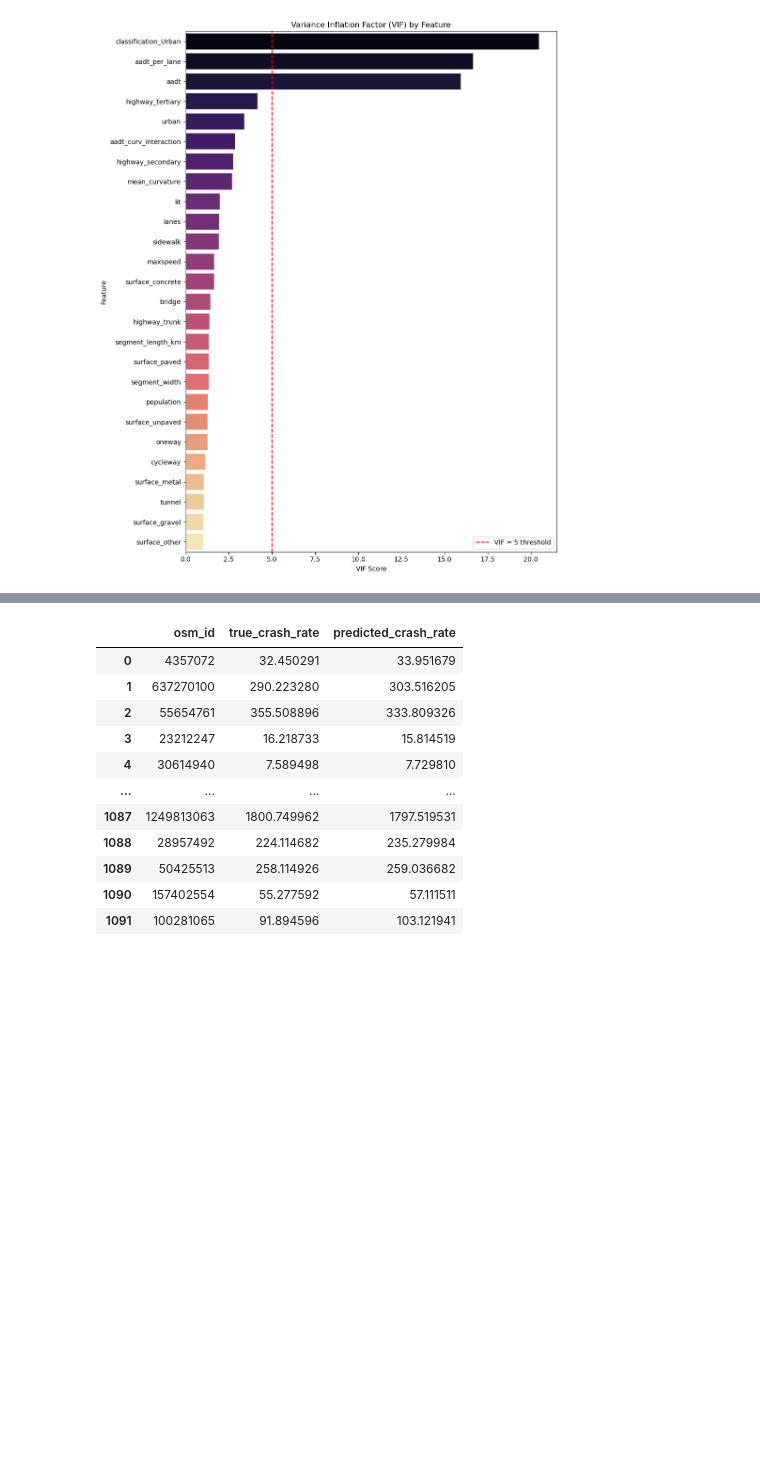
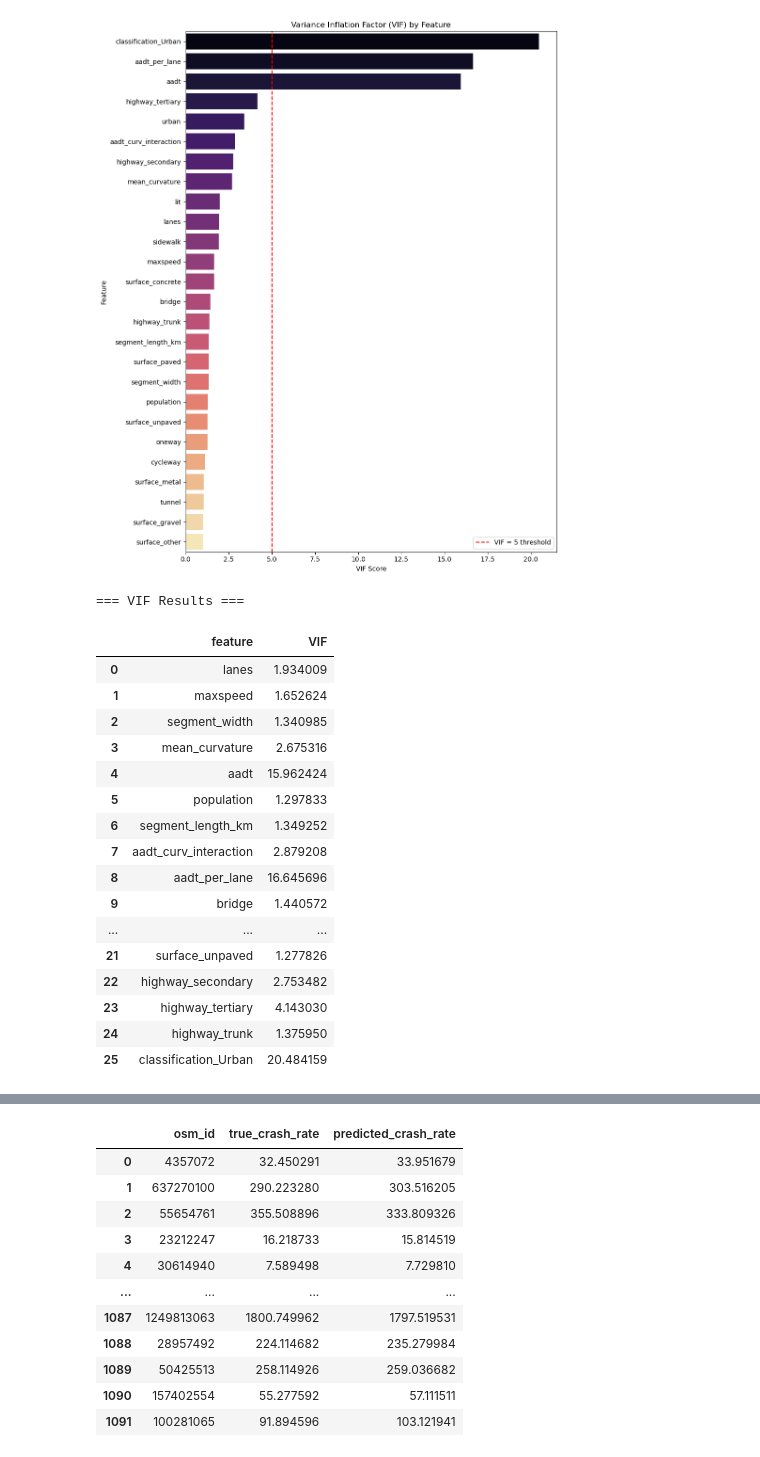
Before and after one commit to KinGabriel/speed_limit_predictive_model, a Jupyter notebook: XGBOOST/XGBOOST.ipynb, the cells around one changed output, grey strips where cells are left out. Cells and saved outputs as stored; diff of their text form; code cells hidden in the pictures; blank space fills up the shorter version.

```diff
--- a/XGBOOST/XGBOOST.ipynb
+++ b/XGBOOST/XGBOOST.ipynb
@@ -217,3 +246,25 @@ Passing `palette` without assigning `hue` is deprecated and will be removed in v
 
   sns.barplot(data=vif_sorted, x='VIF', y='feature', palette='magma')
 [figure]
+# %%
+print("=== VIF Results ===")
+vif_df
+# %% [output]
+=== VIF Results ===
+|  | feature | VIF |
+| 0 | lanes | 1.934009 |
+| 1 | maxspeed | 1.652624 |
+| 2 | segment_width | 1.340985 |
+| 3 | mean_curvature | 2.675316 |
+| 4 | aadt | 15.962424 |
+| 5 | population | 1.297833 |
+| 6 | segment_length_km | 1.349252 |
+| 7 | aadt_curv_interaction | 2.879208 |
+| 8 | aadt_per_lane | 16.645696 |
+| 9 | bridge | 1.440572 |
+| ... | ... | ... |
+| 21 | surface_unpaved | 1.277826 |
+| 22 | highway_secondary | 2.753482 |
+| 23 | highway_tertiary | 4.143030 |
+| 24 | highway_trunk | 1.375950 |
+| 25 | classification_Urban | 20.484159 |
```
Also changed, not shown: parts of 5 cells of this notebook.
